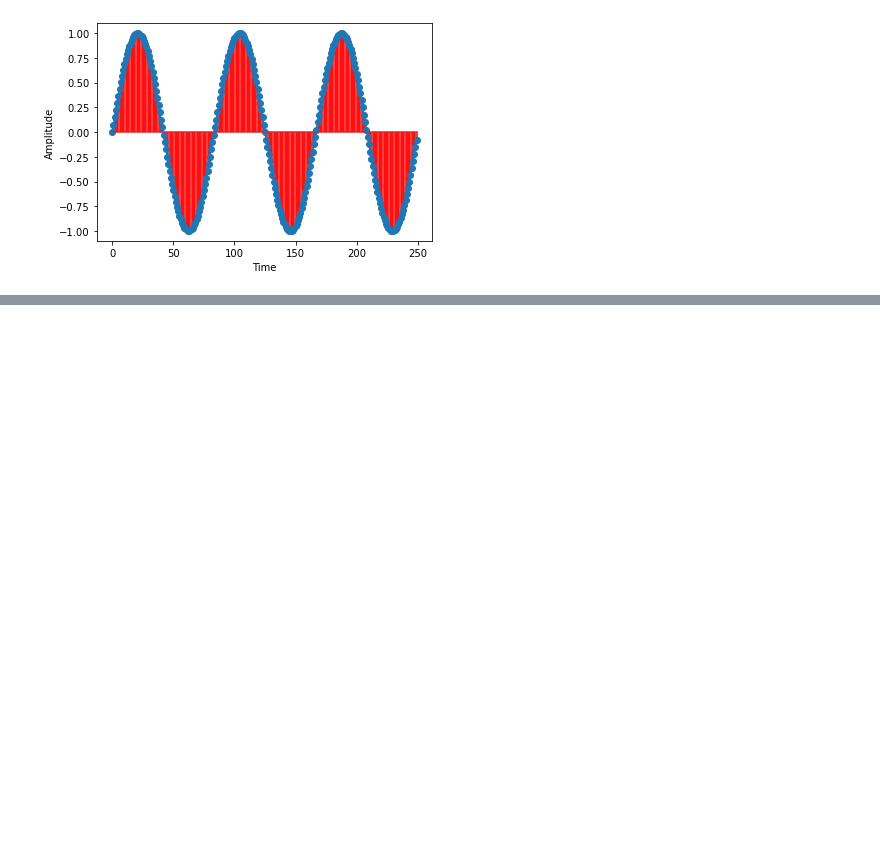
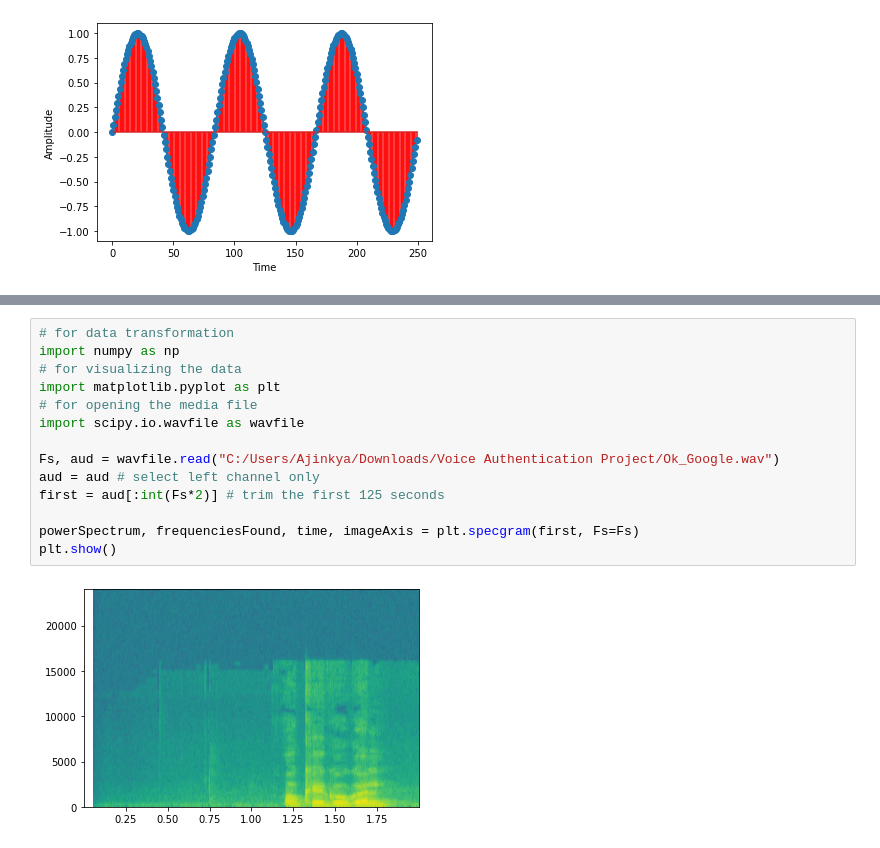
Before and after one commit to ajinkyapj/Voice-Aunthentication-System-on-Smart-Speaker, a Jupyter notebook: Sample_code_SineWave_Graph.ipynb, the cells around one changed output, grey strips where cells are left out. Drawn from its saved outputs; the diff is of its cells as text; blank space fills up the shorter version.

```diff
--- a/Sample_code_SineWave_Graph.ipynb
+++ b/Sample_code_SineWave_Graph.ipynb
@@ -37,0 +56,16 @@ plt.show()
+# %%
+# for data transformation
+import numpy as np
+# for visualizing the data
+import matplotlib.pyplot as plt
+# for opening the media file
+import scipy.io.wavfile as wavfile
+
+Fs, aud = wavfile.read("C:/Users/Ajinkya/Downloads/Voice Authentication Project/Ok_Google.wav")
+aud = aud # select left channel only
+first = aud[:int(Fs*2)] # trim the first 125 seconds
+
+powerSpectrum, frequenciesFound, time, imageAxis = plt.specgram(first, Fs=Fs)
+plt.show()
+# %% [output]
+[figure, added]
```
Also changed, not shown: parts of 1 cell of this notebook.
